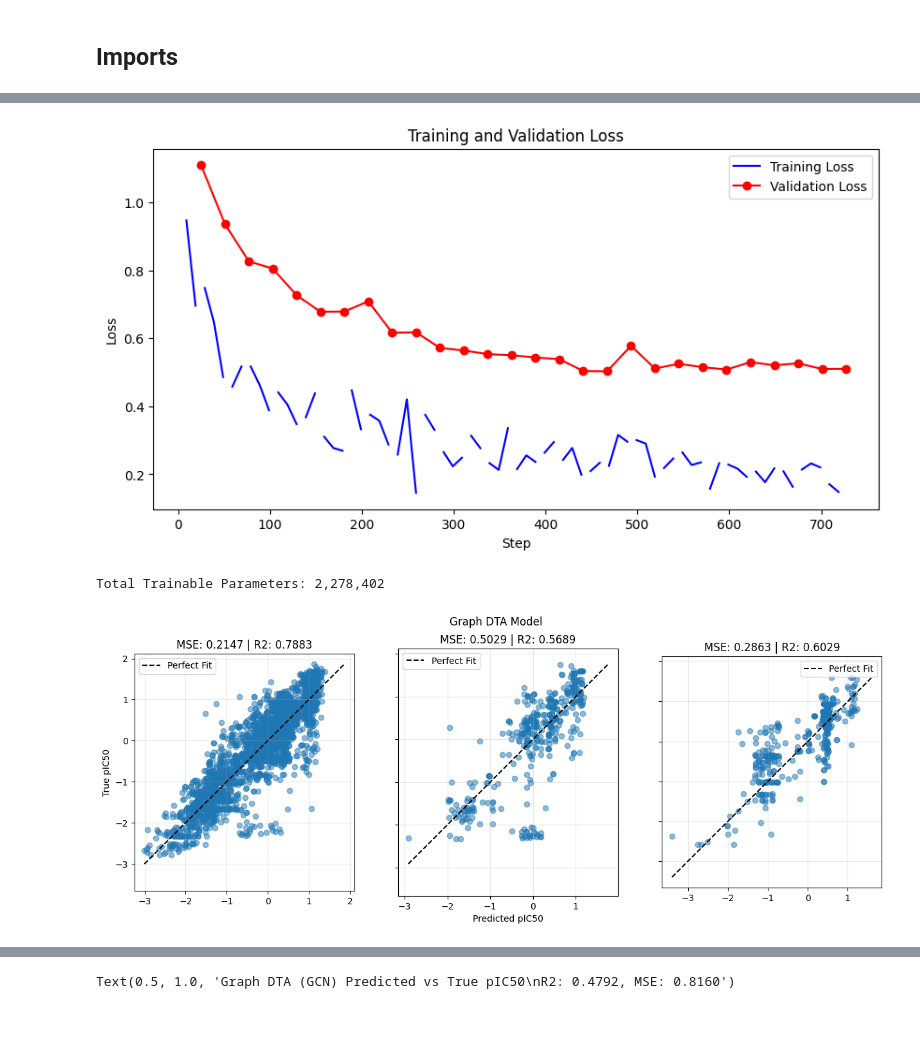
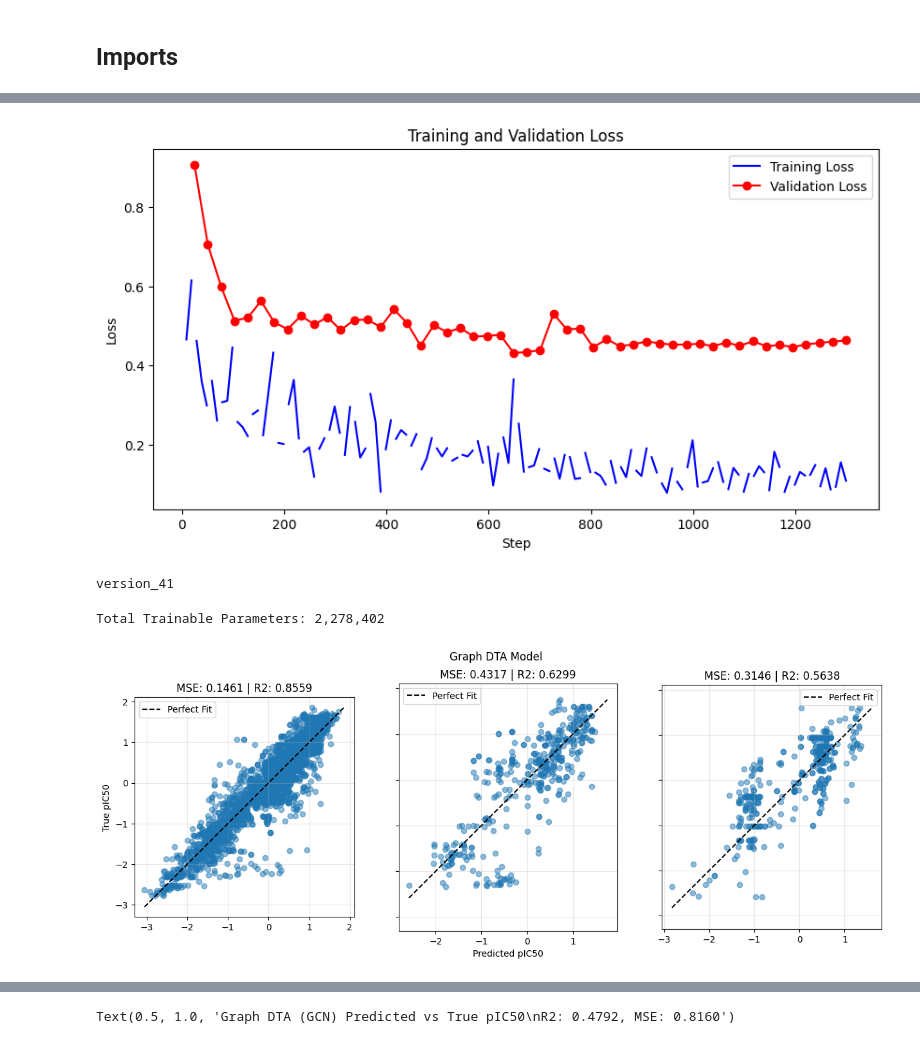
Before and after one commit to Djtrainer/cancer_research, a Jupyter notebook: notebooks/test_graphdta.ipynb, the cells around one changed output, grey strips where cells are left out. Cells and saved outputs as stored; diff of their text form; code cells hidden in the pictures.

```diff
--- a/notebooks/test_graphdta.ipynb
+++ b/notebooks/test_graphdta.ipynb
@@ -28,8 +28,24 @@ from mdm2_breaker import (
 ROOT = Path(os.getcwd()).parents[0]
 # %%
 BS = 128
-EPOCHS = 100
-LR = 0.0001
+EPOCHS = 50
+LR = 0.001
+# %%
+def get_latest_checkpoint(checkpoint_dir="checkpoints"):
+    # 1. Define the path
+    p = Path(checkpoint_dir)
+
+    # 2. Get all .ckpt files
+    files = list(p.glob("*.ckpt"))
+
+    # 3. Guard clause: Return None if empty
+    if not files:
+        return None
+
+    # 4. Find the file with the most recent modification time (st_mtime)
+    latest_file = max(files, key=lambda f: f.stat().st_mtime)
+
+    return str(latest_file)
 # %%
 mol_file = os.path.join(
     "data", "MDM2_Breaker", "raw", "bindingdb_p53_binding_protein_mdm2.tsv"
@@ -75,7 +91,7 @@ test_indices = df_mol[df_mol['split'] == 'test'].index.tolist()
 # %%
 from mdm2_breaker.graph_dta_model import GraphDTAModel
 MDM2_SEQUENCE = "SQIPASEQETLVRPKPLLLKLLKSVGAQKDTYTMKEVLFYLGQYIMTKRLYDEKQQHIVYCSNDLLGDLFGVPSFSVKEHRKIYTMIYRNLVVVNQQESSDSGTSVSEN"
-
+SAVE_NAME = "GraphDTA-updated"
 # Simple Amino Acid Vocabulary
 AA_VOCAB = "ACDEFGHIKLMNPQRSTVWY"  # The 20 standard
 char_to_int = {c: i + 1 for i, c in enumerate(AA_VOCAB)}  # Start at 1, 0 is padding
@@ -108,7 +124,7 @@ model_gdta, train_loader_gdta, val_loader_gdta, test_loader_gdta = train_model(
     test_indices=test_indices,
     epochs=EPOCHS,
     lr=LR,
-    save_name="GraphDTA-updated",
+    save_name=SAVE_NAME,
     train=True,
     mol_file=mol_file,
     batch_size=BS,
@@ -135,41 +151,47 @@ Total FLOPs: 0
 # %%
-plot_loss("lightning_logs/version_35/metrics.csv")
+latest_loss_curve_idx = max([int(folder.split("_")[-1]) for folder in os.listdir("lightning_logs") if folder.startswith("version_")])
+latest_loss_curve = f"version_{latest_loss_curve_idx}"
+
+plot_loss(os.path.join("lightning_logs", latest_loss_curve, "metrics.csv"))
+print(f"latest_loss_curve: {latest_loss_curve}")
 # %% [output]
-[figure, old version]
+[figure, new version]
+version_41
 # %%
-checkpoint_path = "checkpoints/GraphDTA-updated.ckpt"
+latest_ckpt = get_latest_checkpoint()
+print(f"Loading latest model from: {latest_ckpt}")
 
 # 1. Load the raw checkpoint
-checkpoint = torch.load(checkpoint_path)
+checkpoint = torch.load(latest_ckpt)
 state_dict = checkpoint["state_dict"]
 
 # 2. Fix the keys (Remove "model." prefix)
 new_state_dict = {}
 for key, value in state_dict.items():
     if key.startswith("model."):
         # Strip the first 6 characters ("model.")
         new_key = key[6:]
         new_state_dict[new_key] = value
 
 # 3. Initialize your raw model
 model = GraphDTAModel(
     molecule_in_channels = 74
     )
 
 # 4. Load the cleaned weights
 model.load_state_dict(new_state_dict)
 
 total_params = sum(p.numel() for p in model.parameters() if p.requires_grad)
 print(f"\nTotal Trainable Parameters: {total_params:,}")
 
 model.eval()
 
 plot_predictions(
     model,
     (train_loader_gdta, val_loader_gdta, test_loader_gdta),
     mdm2_tensor,
     "Graph DTA Model",
 )
 # %% [output]
 Total Trainable Parameters: 2,278,402
-[figure, old version]
+[figure, new version]
```
Also changed, not shown: parts of 6 cells of this notebook, 3 other files.
